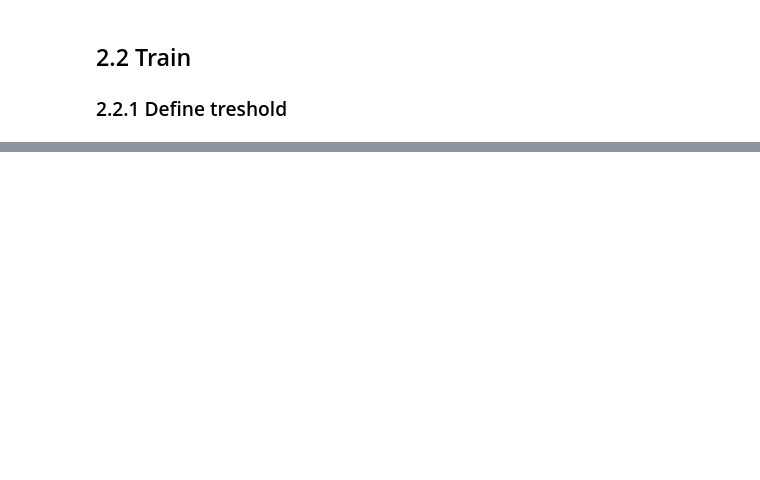
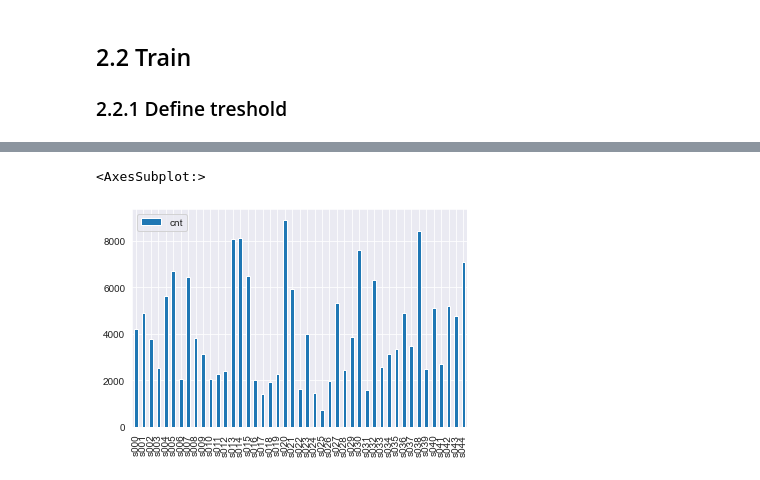
Before and after one commit to denklewer/MHC_predictor, a Jupyter notebook: experiments/length_dependent_hmm/ldhmm_3_6_tr_hmm_extract_anchors.ipynb, the cells around one changed output, grey strips where cells are left out. Drawn from its saved outputs; the diff is of its cells as text; code cells hidden in the pictures; blank space fills up the shorter version.

```diff
--- a/experiments/length_dependent_hmm/ldhmm_3_6_tr_hmm_extract_anchors.ipynb
+++ b/experiments/length_dependent_hmm/ldhmm_3_6_tr_hmm_extract_anchors.ipynb
@@ -485,0 +398,3 @@ df.sort_values(by='info', ascending=False)
+# %%
+from hmm_logic_methods import get_all_viterbi_paths_for_model_and_sequences
+allele_bw_paths_df = get_all_viterbi_paths_for_model_and_sequences(model, allele_peptides)
@@ -485,0 +422,9 @@ df.sort_values(by='info', ascending=False)
+# %%
+state_names = [f"s{i:03d}".format(i) for i in range(len(model.states) - 2)] # minus start minus end
+
+# allele_bw_paths_df.loc[:,state_names] = 0
+
+per_state_counts = dict()
+# %%
+for state_name in state_names:
+    per_state_counts[state_name] =  allele_bw_paths_df[allele_bw_paths_df['path'].str.contains(state_name)]['peptide_cnts'].sum()
@@ -485,0 +453,9 @@ df.sort_values(by='info', ascending=False)
+# %%
+df = pd.DataFrame.from_dict(per_state_counts, orient='index', columns=['cnt'])
+
+# sns.barplot(x=list(per_state_counts.keys()), y=list(per_state_counts.values()))
+# %%
+df.plot(kind='bar')
+# %% [output]
+<AxesSubplot:>
+[figure, added]
```
Also changed, not shown: parts of 26 cells of this notebook, 3 other files.
